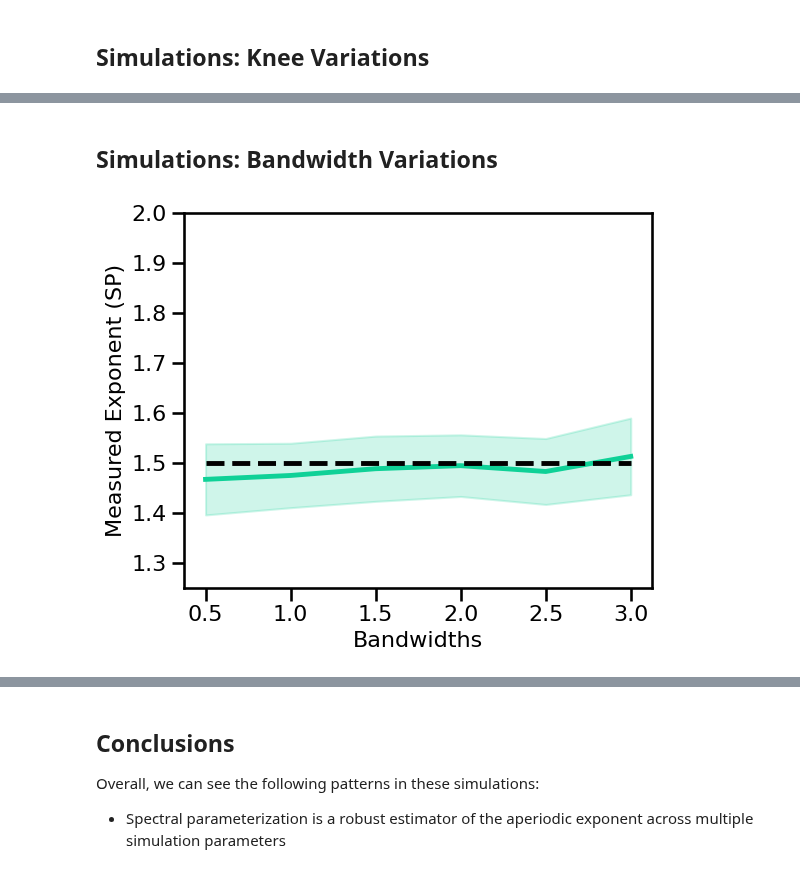
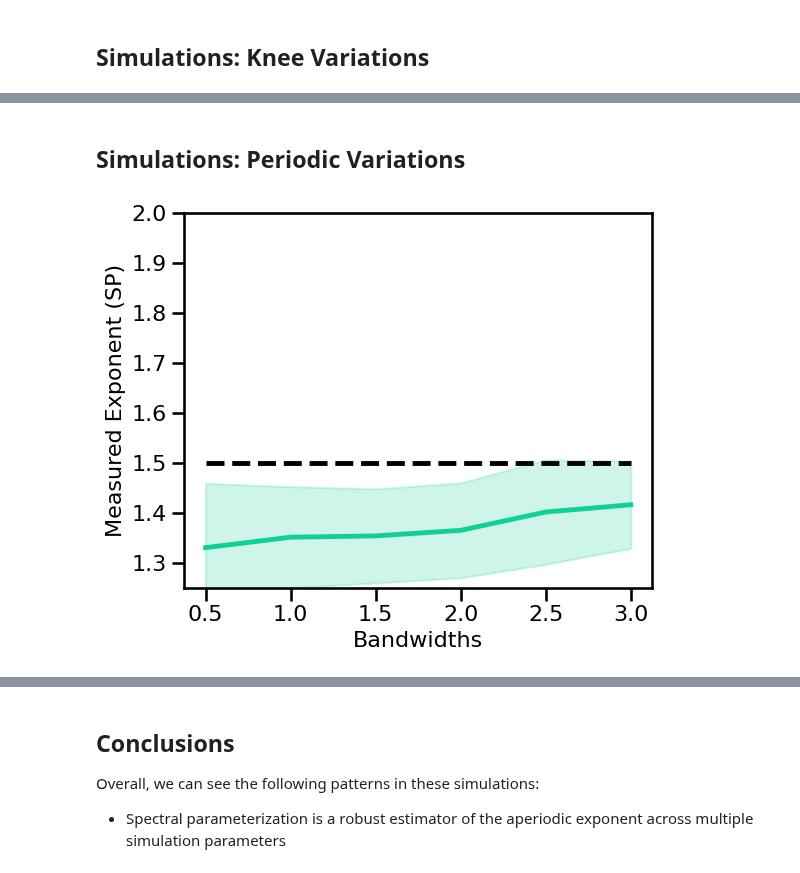
Before and after one commit to AperiodicMethods/AperiodicMethods, a Jupyter notebook: notebooks/32-Specparam.ipynb, the cells around one changed output, grey strips where cells are left out. Saved outputs shown, nothing was run; the diff lists cells and outputs as text; code cells hidden in the pictures.

```diff
--- a/notebooks/32-Specparam.ipynb
+++ b/notebooks/32-Specparam.ipynb
@@ -53,7 +53,7 @@ PSD_PLT_KWARGS = {
 }
 # %%
 # Settings for saving figures
-SAVE_FIG = True
+SAVE_FIG = False
 FIGPATH = APMDB().figs_path / '32_specparam'
 # %%
 # Settings for loading simulations
@@ -61,3 +61,6 @@ SIMPATH = APMDB().sims_path / 'time_series'
 # %%
 # Set the random seed
 set_random_seed(111)
+# %%
+# Update sampling frequency for simulation definition
+SIM_ITERS.update_base(fs=FS)
@@ -249,3 +281,3 @@ plot_sims(KNEES, sp_sims_knee, 'Timescale', 'Measured Exponent (SP)', color=COLO
 # %% [markdown]
-## Simulations: Bandwidth Variations
+## Simulations: Periodic Variations
 # %%
@@ -255,11 +287,11 @@ plot_sims(KNEES, sp_sims_knee, 'Timescale', 'Measured Exponent (SP)', color=COLO
 # %%
 # Run simulations calculating specparam exponent estimate across peak bandwidth (sims from file)
-sp_sims_bw = run_sims_load(\
-    SIMPATH / 'ts_sims_comb_bw', specparam, SPECPARAM_PARAMS)
+sp_sims_bw = run_sims_load(SIMPATH / 'ts_sims_comb_bw', specparam, SPECPARAM_PARAMS)
 # %%
 # Plot the estimated exponent across peak bandwidths
-plot_sims(BWS, sp_sims_bw, 'Bandwidths', 'Measured Exponent (SP)', color=COLORS['BW'],
-          expected=[-EXP] * len(BWS), ylim=[1.25, 2.0],
+plot_sims(SIM_ITERS.iters['peak_bw'].values, sp_sims_bw,
+          'Bandwidths', 'Measured Exponent (SP)', color=COLORS['BW'], ylim=[1.25, 2.0],
+          expected=[-SIM_ITERS.params['ap']['exponent']] * len(SIM_ITERS.iters['peak_bw']),
           save_fig=SAVE_FIG, file_name='sp_bw' + EXT, file_path=FIGPATH)
 # %% [output]
-[figure, old version]
+[figure, new version]
```
Also changed, not shown: parts of 37 cells of this notebook, 1 other file.
